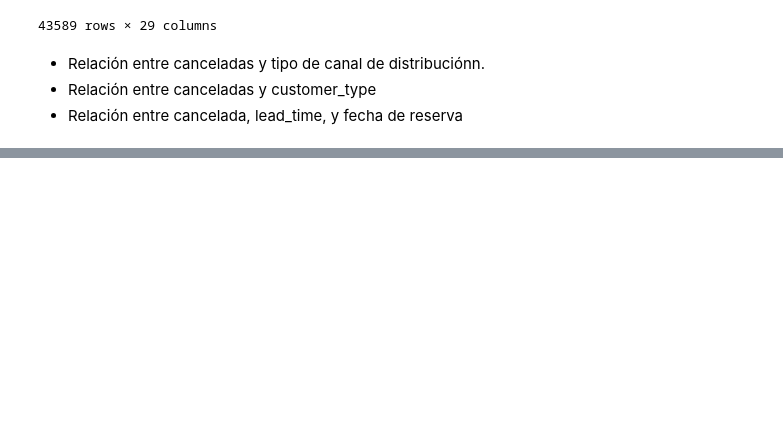
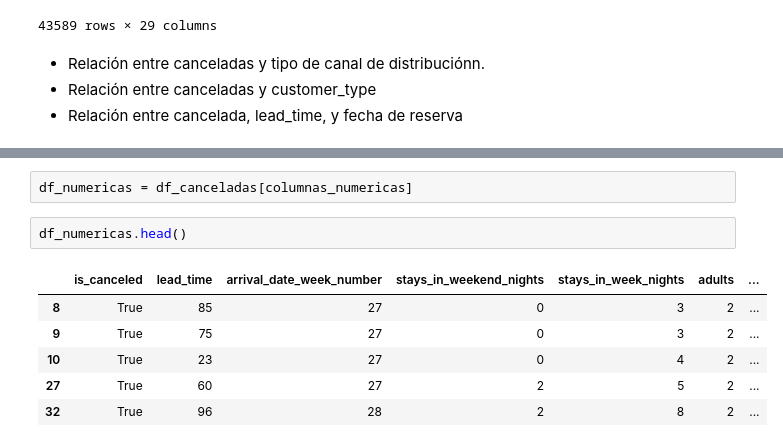
Before and after one commit to marinaescobar/proyecto-da-promo-G-modulo-4-team-4, a Jupyter notebook: report_patri.ipynb, the cells around one changed output, grey strips where cells are left out. Cells and saved outputs as stored; diff of their text form; blank space fills up the shorter version.

```diff
--- a/report_patri.ipynb
+++ b/report_patri.ipynb
@@ -41,0 +52,11 @@ df_canceladas
+# %%
+df_numericas = df_canceladas[columnas_numericas]
+# %%
+df_numericas.head()
+# %% [output]
+|  | is_canceled | lead_time | arrival_date_week_number | stays_in_weekend_nights | stays_in_week_nights | adults | ... |
+| 8 | True | 85 | 27 | 0 | 3 | 2 | ... |
+| 9 | True | 75 | 27 | 0 | 3 | 2 | ... |
+| 10 | True | 23 | 27 | 0 | 4 | 2 | ... |
+| 27 | True | 60 | 27 | 2 | 5 | 2 | ... |
+| 32 | True | 96 | 28 | 2 | 8 | 2 | ... |
```
Also changed, not shown: parts of 5 cells of this notebook.
